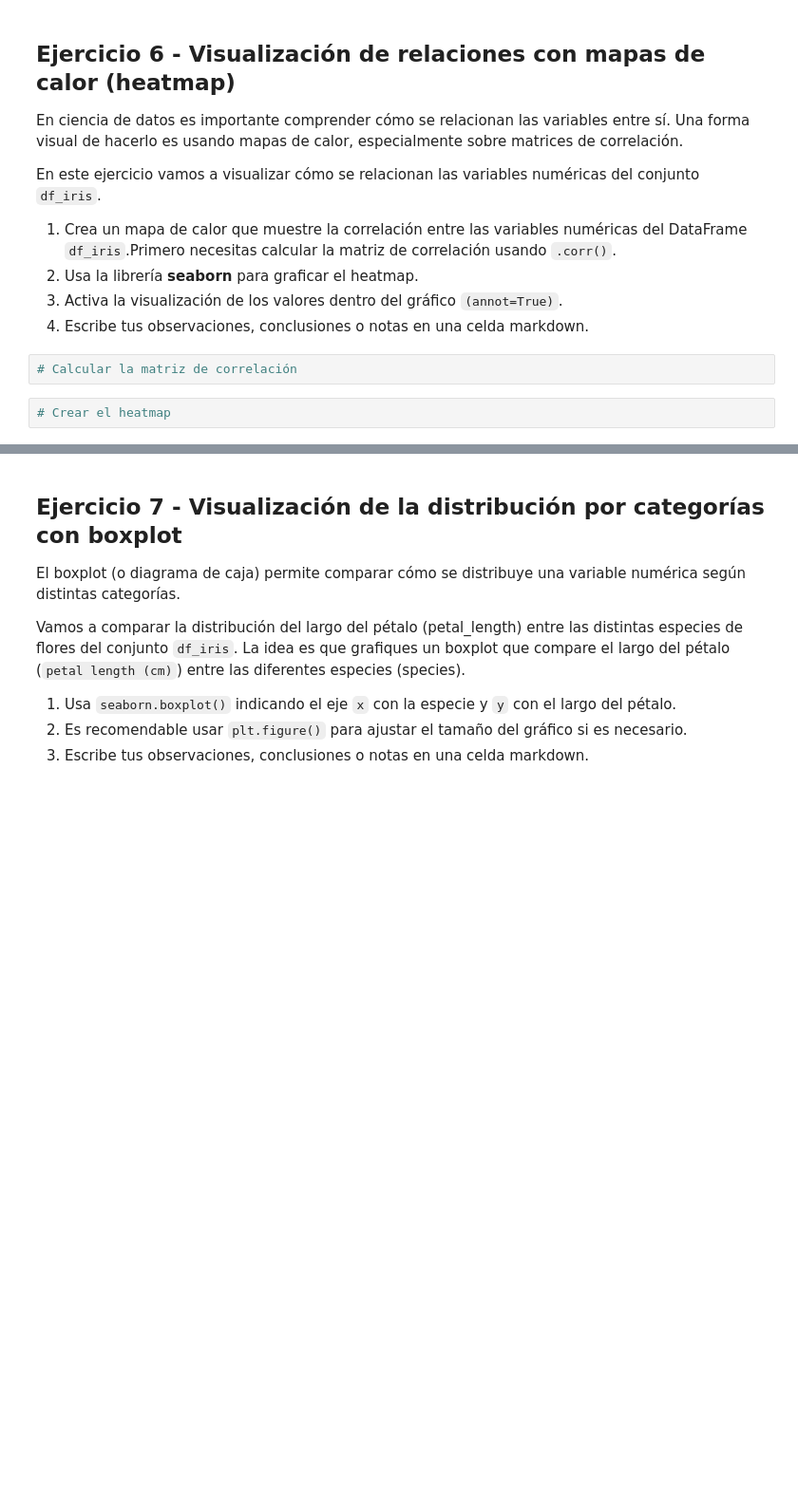
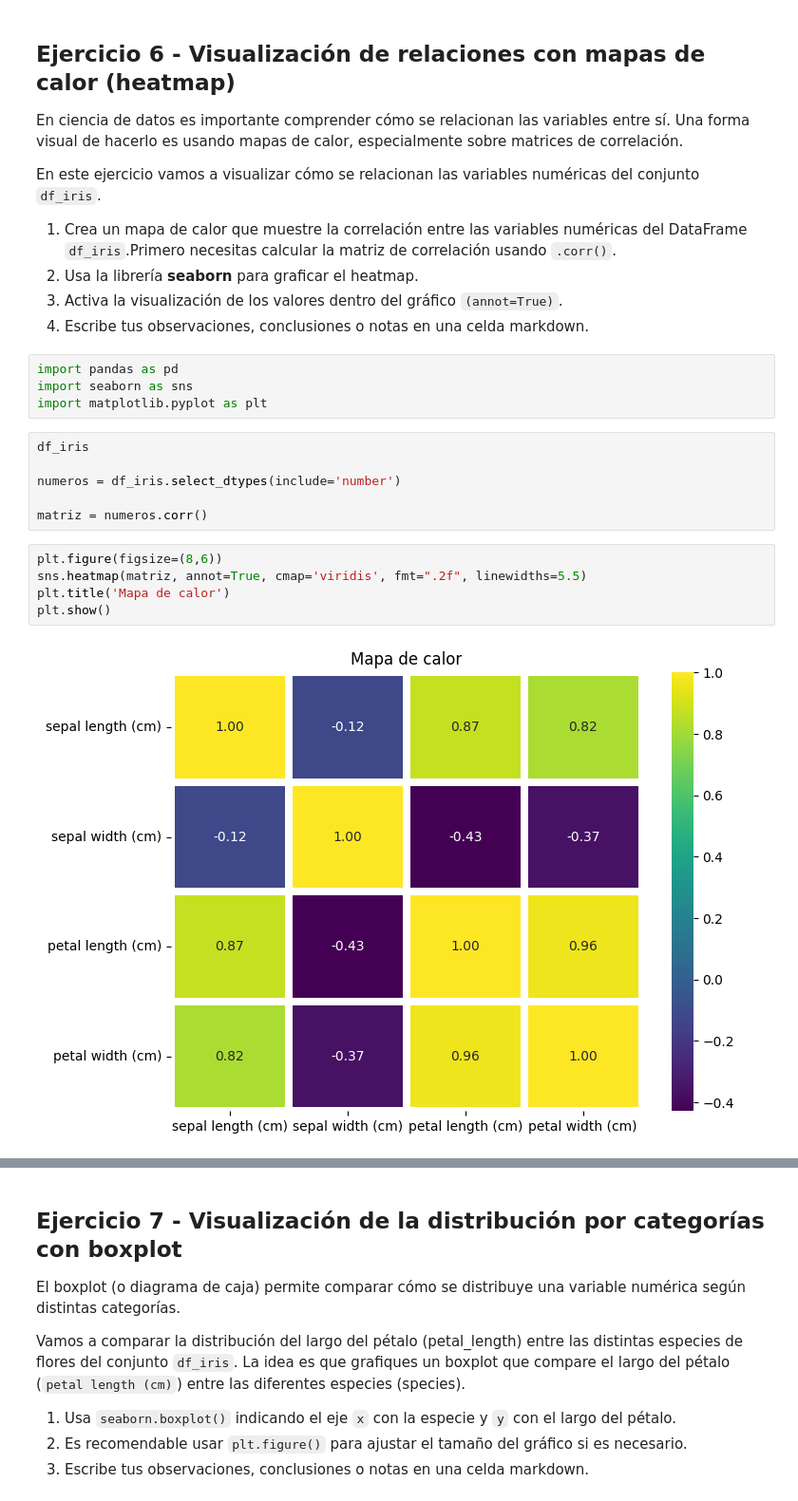
Before and after one commit to 4GeeksAcademy/GuilloMansan-visualizacion, a Jupyter notebook: notebook/03-project-visualization.ipynb, the cells around one changed output, grey strips where cells are left out. Shown at 95% size. Drawn from its saved outputs; the diff is of its cells as text; blank space fills up the shorter version.

```diff
--- a/notebook/03-project-visualization.ipynb
+++ b/notebook/03-project-visualization.ipynb
@@ -309,7 +310,20 @@ En este ejercicio vamos a visualizar cómo se relacionan las variables numérica
 2. Usa la librería **seaborn** para graficar el heatmap.
 3. Activa la visualización de los valores dentro del gráfico `(annot=True)`.
 4. Escribe tus observaciones, conclusiones o notas en una celda markdown.
-# %%
-# Calcular la matriz de correlación
-# %%
-# Crear el heatmap
+# %%
+import pandas as pd
+import seaborn as sns
+import matplotlib.pyplot as plt
+# %%
+df_iris
+
+numeros = df_iris.select_dtypes(include='number')
+
+matriz = numeros.corr()
+# %%
+plt.figure(figsize=(8,6))
+sns.heatmap(matriz, annot=True, cmap='viridis', fmt=".2f", linewidths=5.5)
+plt.title('Mapa de calor')
+plt.show()
+# %% [output]
+[figure, added]
```
Also changed, not shown: parts of 14 cells of this notebook.
